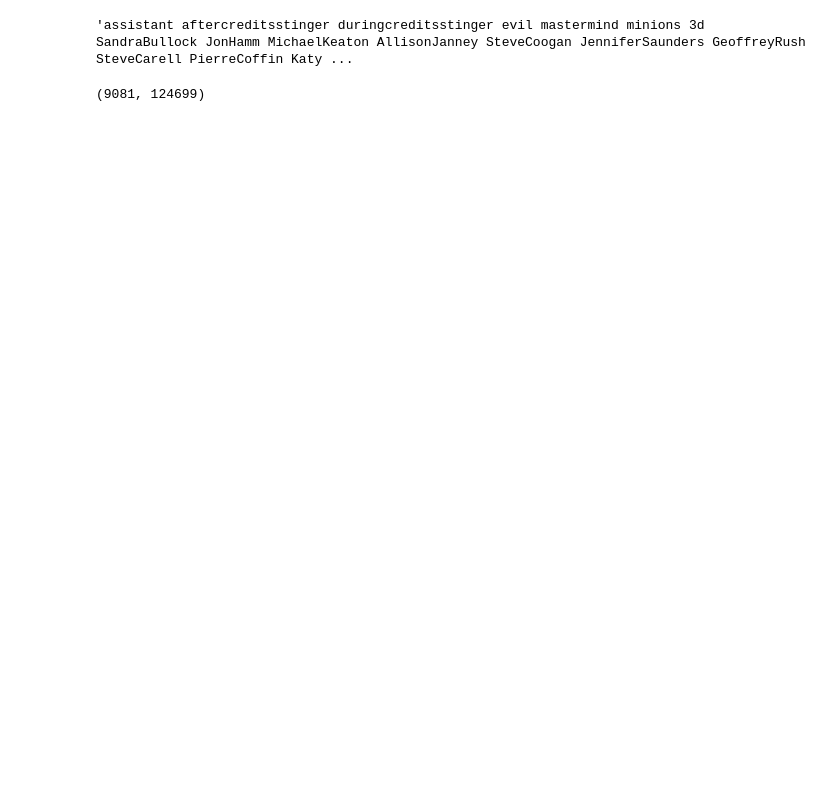
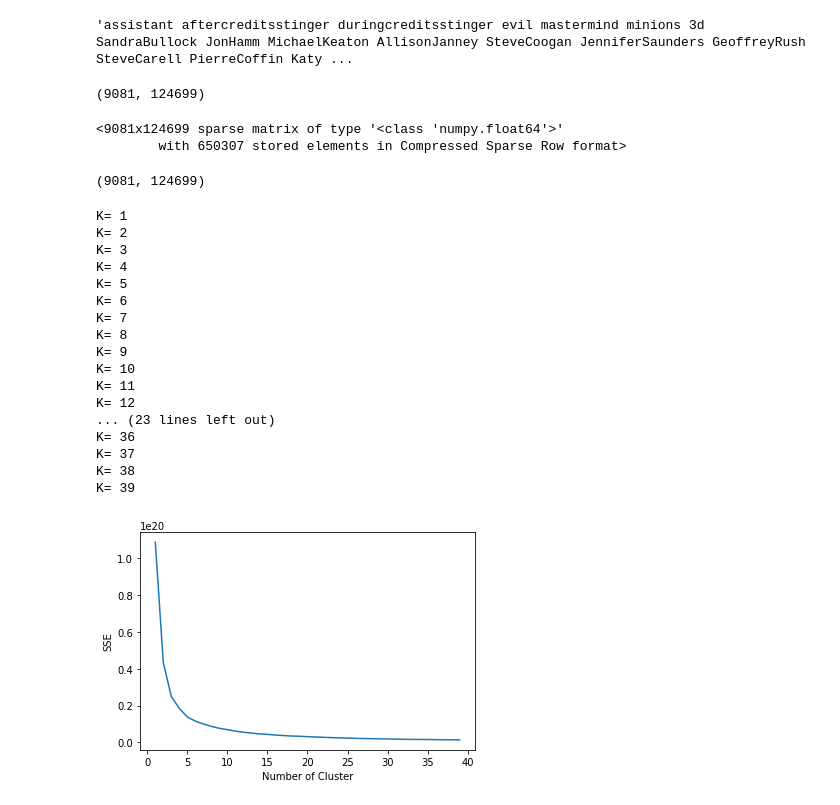
Before and after one commit to disha2sinha/Movie-Recommendation-System, a Jupyter notebook: Content_Based_Recommendation_System.ipynb, the cells around one changed output. Saved outputs shown, nothing was run; the diff lists cells and outputs as text; code cells hidden in the pictures; blank space fills up the shorter version.

```diff
--- a/Content_Based_Recommendation_System.ipynb
+++ b/Content_Based_Recommendation_System.ipynb
@@ -124,3 +125,41 @@ movies_df.set_index('tmdbId',inplace=True)
 movies_df.shape
 # %% [output]
 (9081, 124699)
+# %%
+dftomat=scipy.sparse.csr_matrix(movies_df.values)
+# %% [output]
+<9081x124699 sparse matrix of type '<class 'numpy.float64'>'
+        with 650307 stored elements in Compressed Sparse Row format>
+# %%
+dftomat.shape
+# %% [output]
+(9081, 124699)
+# %%
+sse={}
+for k in range(1,40):
+  print("K=",k)
+  kmeans=KMeans(n_clusters=k,init='k-means++',max_iter=100).fit(dftomat)
+  sse[k]=kmeans.inertia_
+plt.plot(list(sse.keys()),list(sse.values()))
+plt.xlabel("Number of Cluster")
+plt.ylabel("SSE")
+plt.savefig("elbow_method.png")
+# %% [output]
+K= 1
+K= 2
+K= 3
+K= 4
+K= 5
+K= 6
+K= 7
+K= 8
+K= 9
+K= 10
+K= 11
+K= 12
+... (23 lines left out)
+K= 36
+K= 37
+K= 38
+K= 39
+[figure, added]
```
Also changed, not shown: parts of 3 cells of this notebook.
